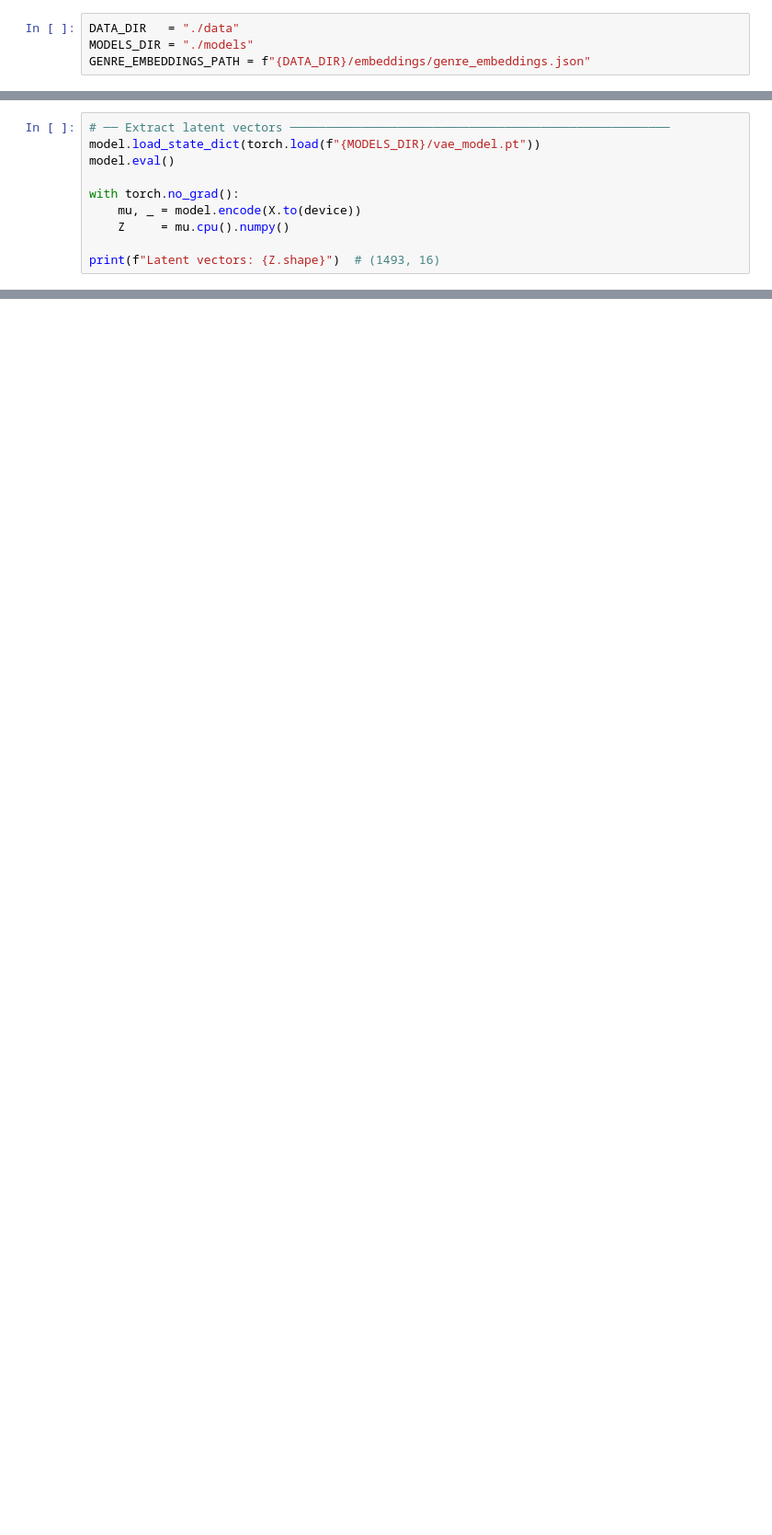
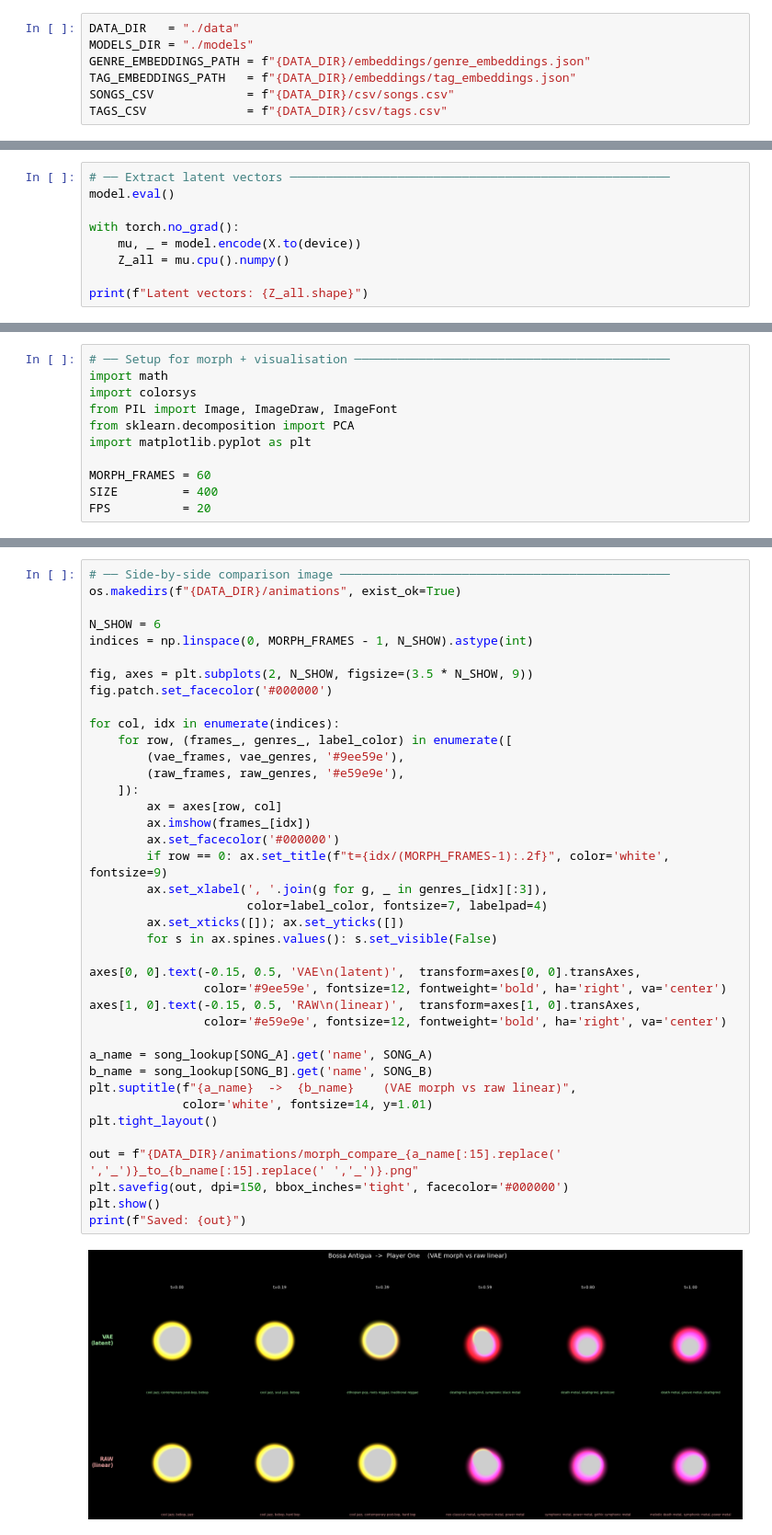
Before and after one commit to melvinczyk/Musical-Blob, a Jupyter notebook: vae.ipynb, the cells around one changed output, grey strips where cells are left out. Shown at 92% size. Saved outputs shown, nothing was run; the diff lists cells and outputs as text; blank space fills up the shorter version.

```diff
--- a/vae.ipynb
+++ b/vae.ipynb
@@ -9,5 +11,8 @@ import os
 DATA_DIR   = "./data"
 MODELS_DIR = "./models"
 GENRE_EMBEDDINGS_PATH = f"{DATA_DIR}/embeddings/genre_embeddings.json"
+TAG_EMBEDDINGS_PATH   = f"{DATA_DIR}/embeddings/tag_embeddings.json"
+SONGS_CSV             = f"{DATA_DIR}/csv/songs.csv"
+TAGS_CSV              = f"{DATA_DIR}/csv/tags.csv"
 # %%
 # ── Config ─────────────────────────────────────────────────────────────────────
@@ -137,11 +197,10 @@ Epoch 200/200 — loss=0.0141 | recon=0.0110 | kl=0.6190
 # %%
 # ── Extract latent vectors ─────────────────────────────────────────────────────
-model.load_state_dict(torch.load(f"{MODELS_DIR}/vae_model.pt"))
 model.eval()
 
 with torch.no_grad():
     mu, _ = model.encode(X.to(device))
-    Z     = mu.cpu().numpy()
+    Z_all = mu.cpu().numpy()
 
-print(f"Latent vectors: {Z.shape}")  # (1493, 16)
+print(f"Latent vectors: {Z_all.shape}")
 # %% [output]
@@ -158,0 +218,11 @@ Saved latent embeddings.
+# %%
+# ── Setup for morph + visualisation ────────────────────────────────────────────
+import math
+import colorsys
+from PIL import Image, ImageDraw, ImageFont
+from sklearn.decomposition import PCA
+import matplotlib.pyplot as plt
+
+MORPH_FRAMES = 60
+SIZE         = 400
+FPS          = 20
@@ -158,0 +402,41 @@ Saved latent embeddings.
+# %%
+# ── Side-by-side comparison image ──────────────────────────────────────────────
+os.makedirs(f"{DATA_DIR}/animations", exist_ok=True)
+
+N_SHOW = 6
+indices = np.linspace(0, MORPH_FRAMES - 1, N_SHOW).astype(int)
+
+fig, axes = plt.subplots(2, N_SHOW, figsize=(3.5 * N_SHOW, 9))
+fig.patch.set_facecolor('#000000')
+
+for col, idx in enumerate(indices):
+    for row, (frames_, genres_, label_color) in enumerate([
+        (vae_frames, vae_genres, '#9ee59e'),
+        (raw_frames, raw_genres, '#e59e9e'),
+    ]):
+        ax = axes[row, col]
+        ax.imshow(frames_[idx])
+        ax.set_facecolor('#000000')
+        if row == 0: ax.set_title(f"t={idx/(MORPH_FRAMES-1):.2f}", color='white', fontsize=9)
+        ax.set_xlabel(', '.join(g for g, _ in genres_[idx][:3]),
+                      color=label_color, fontsize=7, labelpad=4)
+        ax.set_xticks([]); ax.set_yticks([])
+        for s in ax.spines.values(): s.set_visible(False)
+
+axes[0, 0].text(-0.15, 0.5, 'VAE\n(latent)',  transform=axes[0, 0].transAxes,
+                color='#9ee59e', fontsize=12, fontweight='bold', ha='right', va='center')
+axes[1, 0].text(-0.15, 0.5, 'RAW\n(linear)',  transform=axes[1, 0].transAxes,
+                color='#e59e9e', fontsize=12, fontweight='bold', ha='right', va='center')
+
+a_name = song_lookup[SONG_A].get('name', SONG_A)
+b_name = song_lookup[SONG_B].get('name', SONG_B)
+plt.suptitle(f"{a_name}  ->  {b_name}    (VAE morph vs raw linear)",
+             color='white', fontsize=14, y=1.01)
+plt.tight_layout()
+
+out = f"{DATA_DIR}/animations/morph_compare_{a_name[:15].replace(' ','_')}_to_{b_name[:15].replace(' ','_')}.png"
+plt.savefig(out, dpi=150, bbox_inches='tight', facecolor='#000000')
+plt.show()
+print(f"Saved: {out}")
+# %% [output]
+[figure, added]
```
Also changed, not shown: parts of 11 cells of this notebook, 4 other files.
